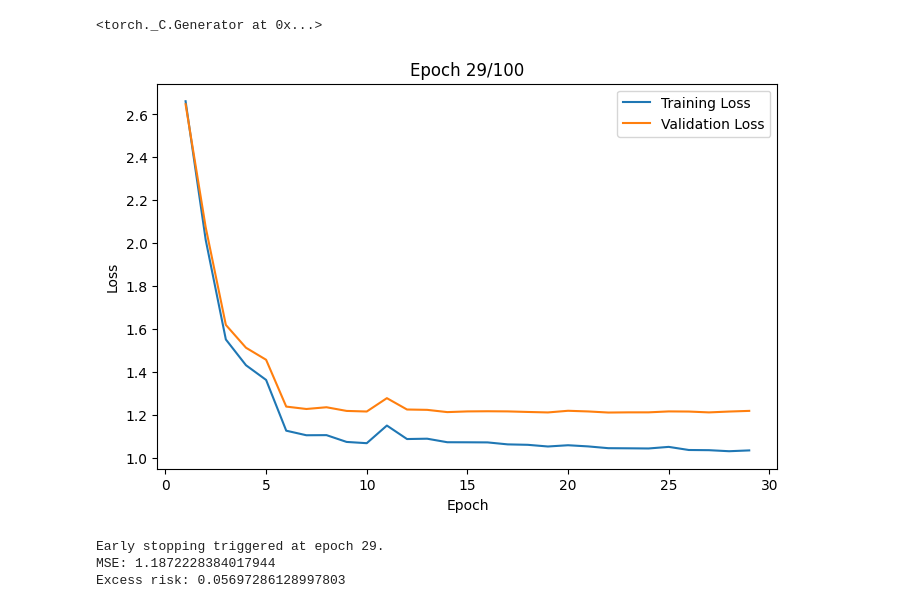
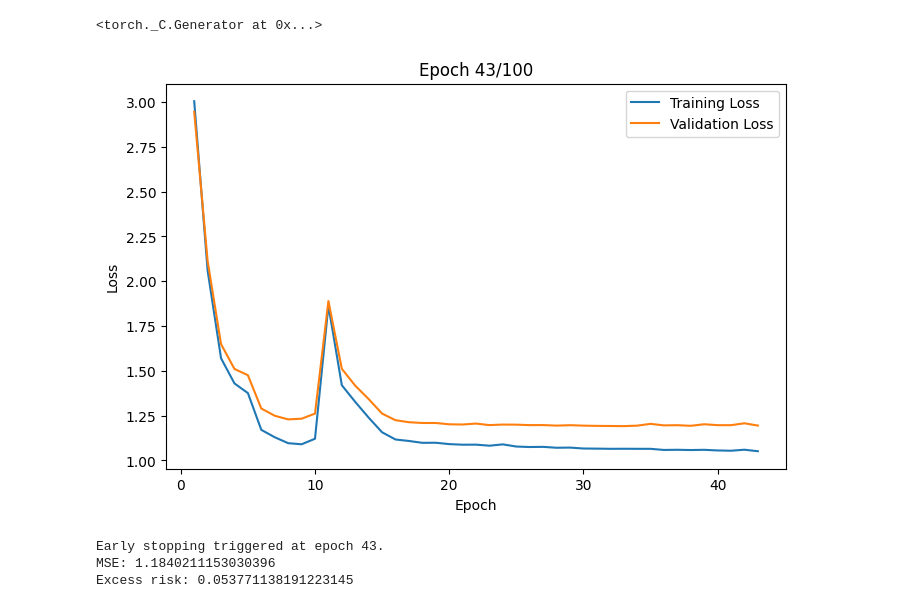
Before and after one commit to tianyima2000/DNN_missing_data, a Jupyter notebook: Tutorial.ipynb, the cells around one changed output. Cells and saved outputs as stored; diff of their text form; code cells hidden in the pictures.

```diff
--- a/Tutorial.ipynb
+++ b/Tutorial.ipynb
@@ -184,8 +184,6 @@ class PENN(nn.Module):
         # Construct the neural network f2, i.e. the embedding function
         self.f2 = nn.Sequential(
             nn.Linear(d, 30),
-            nn.ReLU(),
-            nn.Linear(30, 30),
             nn.ReLU(),
             nn.Linear(30, 30),
             nn.ReLU(),
@@ -237,7 +235,7 @@ for epoch in range(epochs):
 
     model_PENN.train()
     if epoch == 10:
-        model_PENN = global_prune(model_PENN, amount = 0.8)
+        model_PENN = global_prune(model_PENN, amount = 0.9)
     for z_batch, omega_batch, y_batch in PENN_train_loader:
         optimizer.zero_grad()
         pred = model_PENN(z_batch, omega_batch)
@@ -248,35 +246,37 @@ for epoch in range(epochs):
     # Record training and validation losses
     model_PENN.eval()
     with torch.no_grad():
         train_losses.append(loss_fn(model_PENN(Z_ZI_train, Omega_train), Y_train))
         val_losses.append(loss_fn(model_PENN(Z_ZI_val, Omega_val), Y_val))
 
     # Live plotting (Jupyter only)
     clear_output(wait=True)
     plt.figure(figsize=(8, 5))
     plt.plot(range(1,epoch+2), train_losses, label='Training Loss')
     plt.plot(range(1,epoch+2), val_losses, label='Validation Loss')
     plt.title(f'Epoch {epoch+1}/{epochs}')
     plt.xlabel('Epoch')
     plt.ylabel('Loss')
     plt.legend()
     plt.show()
 
     if epoch >= 10:
         early_stopping(val_losses[-1], model_PENN)
         if early_stopping.early_stop:
             print(f"Early stopping triggered at epoch {epoch+1}.")
             break
 
 
 early_stopping.restore_weights(model_PENN)
 
-# Print excess risk, i.e. testing loss - bayes risk
+# Print mean squared error (MSE) on testing data and excess risk (testing loss - bayes risk
 model_PENN.eval()
+# Mean squared error (MSE) on testing data
 print(f'MSE: {loss_fn(model_PENN(Z_ZI_test, Omega_test), Y_test)}')
+# Excess risk (MSE - Bayes risk)
 print(f'Excess risk: {loss_fn(model_PENN(Z_ZI_test, Omega_test), Y_test) - 0.88025 - sigma**2}')
 # %% [output]
-[figure, old version]
+[figure, new version]
-Early stopping triggered at epoch 29.
-MSE: 1.1872228384017944
-Excess risk: 0.05697286128997803
+Early stopping triggered at epoch 43.
+MSE: 1.1840211153030396
+Excess risk: 0.053771138191223145
```
